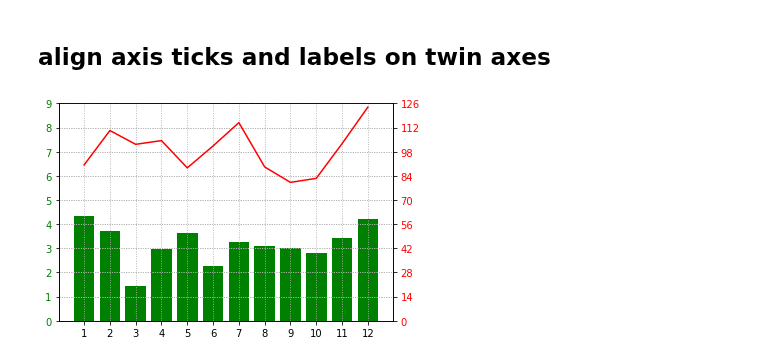
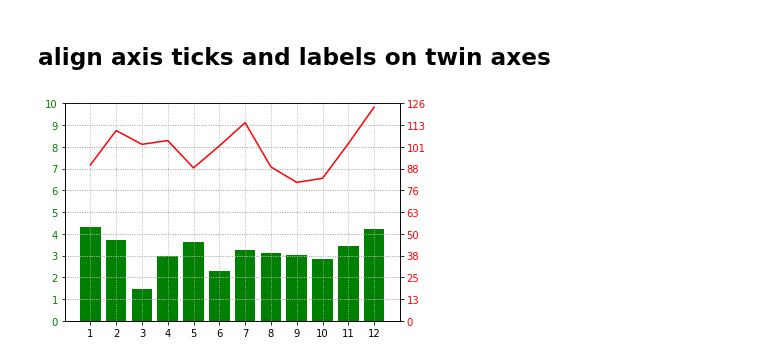
Before and after one commit to queirozfcom/python-sandbox, a Jupyter notebook: python3/notebooks/matplotlib/pyplot-by-example/main.ipynb, the cells around one changed output. Saved outputs shown, nothing was run; the diff lists cells and outputs as text; code cells hidden in the pictures.

```diff
--- a/python3/notebooks/matplotlib/pyplot-by-example/main.ipynb
+++ b/python3/notebooks/matplotlib/pyplot-by-example/main.ipynb
@@ -400,33 +400,33 @@ ys_lines = np.random.normal(loc=5.0,size=12,scale=0.5)
 ax1=plt.gca()
 ax1.bar(xs,ys_bars,color='green')
 
-num_ticks = 10
+num_ticks = 11
 
-ax1.set_yticks(np.arange(0,10,1))
+ax1.set_yticks(np.arange(0,11,1))
 ax1.yaxis.set_major_locator(plt.LinearLocator(numticks=num_ticks))
 ax1.set_yticklabels(['{:.0f}'.format(n) for n in ax1.get_yticks()],color='green')
 # create the 'twin' axis on the right
 ax2=ax1.twinx()
 
 # plot the same numbers but multiplied by 20
 ax2.plot(xs,ys_lines*20,color='red')
 # set the ticks and ticklabels for the twin axis
 
 ax2.set_yticks(np.arange(0,130,10))
 ax2.yaxis.set_major_locator(plt.LinearLocator(numticks=num_ticks))
 ax2.set_yticklabels(['{:.0f}'.format(n) for n in ax2.get_yticks()],color='red')
 
 # set ticks for the x axis (bottom)
 ax2.xaxis.set_ticks(xs)
 
 # add grid (optional)
 # ax1.tick_params(axis='y')
 
 ax1.grid(True,linewidth=0.9,linestyle=':')
 ax2.grid(True,linewidth=0.9,linestyle=':')
 
 plt.gcf().set_size_inches(6,4)
 
 plt.show()
 # %% [output]
-[figure, old version]
+[figure, new version]
```
Also changed, not shown: 2 other files.
